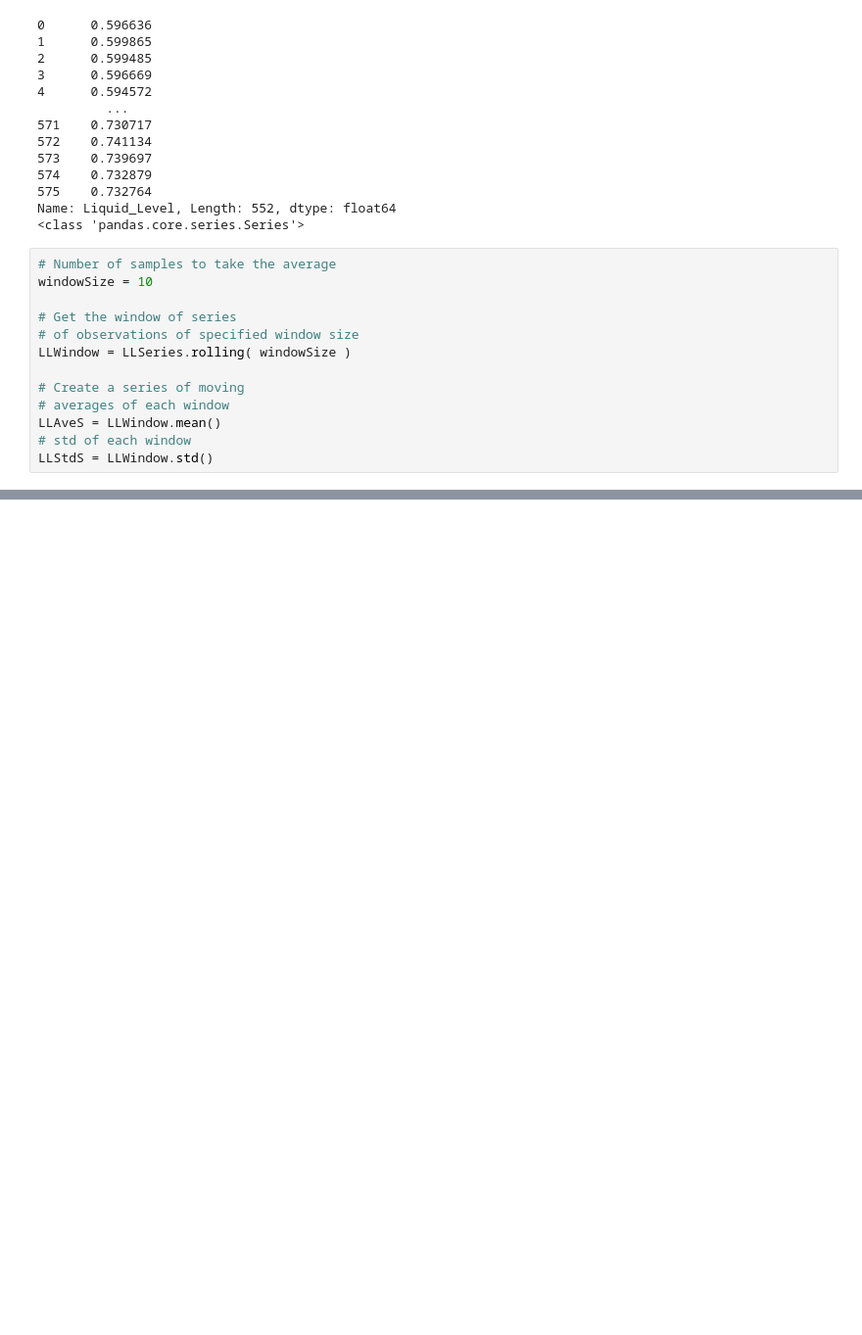
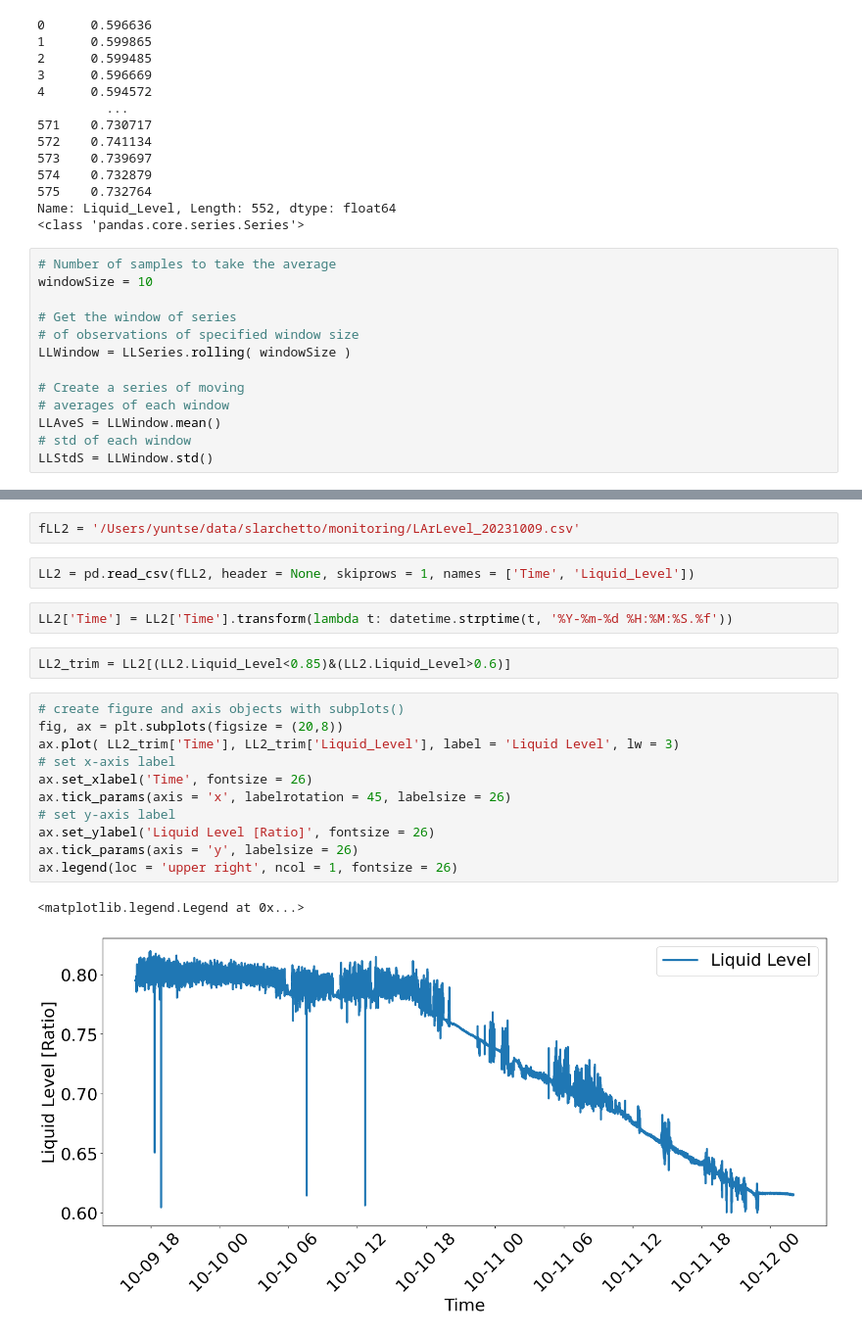
Before and after one commit to yuntsebaryon/SLArchettoMonitoring, a Jupyter notebook: LiquidLevel.ipynb, the cells around one changed output, grey strips where cells are left out. Shown at 98% size. Drawn from its saved outputs; the diff is of its cells as text; blank space fills up the shorter version.

```diff
--- a/LiquidLevel.ipynb
+++ b/LiquidLevel.ipynb
@@ -152,0 +188,22 @@ fig.savefig('/Users/yuntse/Documents/DUNE/SLArchetto/Monitoring/LiquidLevel_2023
+# %%
+fLL2 = '/Users/yuntse/data/slarchetto/monitoring/LArLevel_20231009.csv'
+# %%
+LL2 = pd.read_csv(fLL2, header = None, skiprows = 1, names = ['Time', 'Liquid_Level'])
+# %%
+LL2['Time'] = LL2['Time'].transform(lambda t: datetime.strptime(t, '%Y-%m-%d %H:%M:%S.%f'))
+# %%
+LL2_trim = LL2[(LL2.Liquid_Level<0.85)&(LL2.Liquid_Level>0.6)]
+# %%
+# create figure and axis objects with subplots()
+fig, ax = plt.subplots(figsize = (20,8))
+ax.plot( LL2_trim['Time'], LL2_trim['Liquid_Level'], label = 'Liquid Level', lw = 3)
+# set x-axis label
+ax.set_xlabel('Time', fontsize = 26)
+ax.tick_params(axis = 'x', labelrotation = 45, labelsize = 26)
+# set y-axis label
+ax.set_ylabel('Liquid Level [Ratio]', fontsize = 26)
+ax.tick_params(axis = 'y', labelsize = 26)
+ax.legend(loc = 'upper right', ncol = 1, fontsize = 26)
+# %% [output]
+<matplotlib.legend.Legend at 0x...>
+[figure, added]
```
Also changed, not shown: parts of 19 cells of this notebook, 1 other file.
